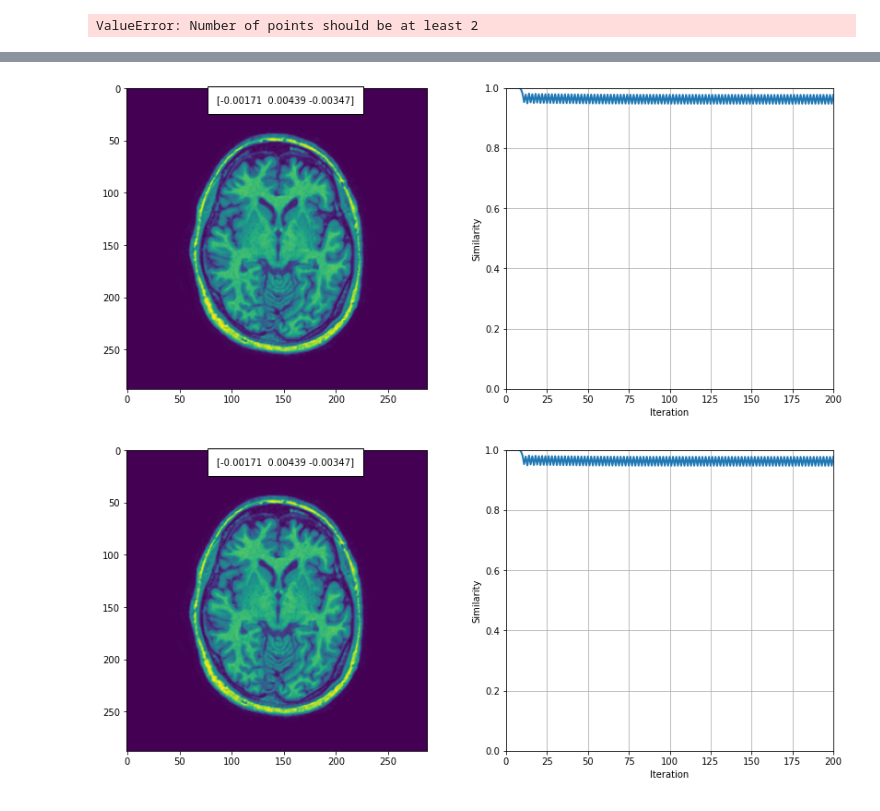
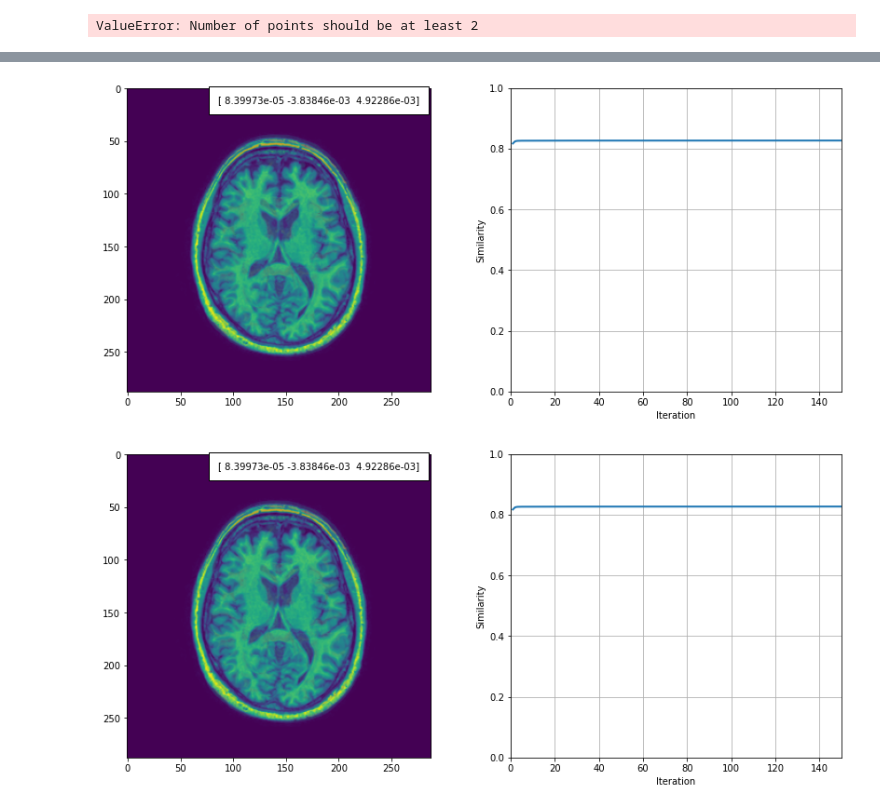
Before and after one commit to KarlijnCornelissen/MIA-group-8, a Jupyter notebook: 1.6_Registration_project.ipynb, the cells around one changed output, grey strips where cells are left out. Drawn from its saved outputs; the diff is of its cells as text; code cells hidden in the pictures.

```diff
--- a/1.6_Registration_project.ipynb
+++ b/1.6_Registration_project.ipynb
@@ -206,13 +203,13 @@ The following Python script (provided as `intensity_based_registration_demo()`)
 # %%
 %matplotlib inline
 import sys
 sys.path.append("./code")
 from registration_project import intensity_based_registration_demo
 
-intensity_based_registration_demo()
+intensity_based_registration_demo(corr_metric="CC", rigid=True)
 # %% [output]
-[figure, old version]
+[figure, new version]
-[figure, old version]
+[figure, new version]
 # %% [markdown]
 <div style="float:right;margin:-5px 5px"><img src="../reader/assets/todo_ico.png" width="42" height="42"></div>
 
```
Also changed, not shown: parts of 1 cell of this notebook, 2 other files.
